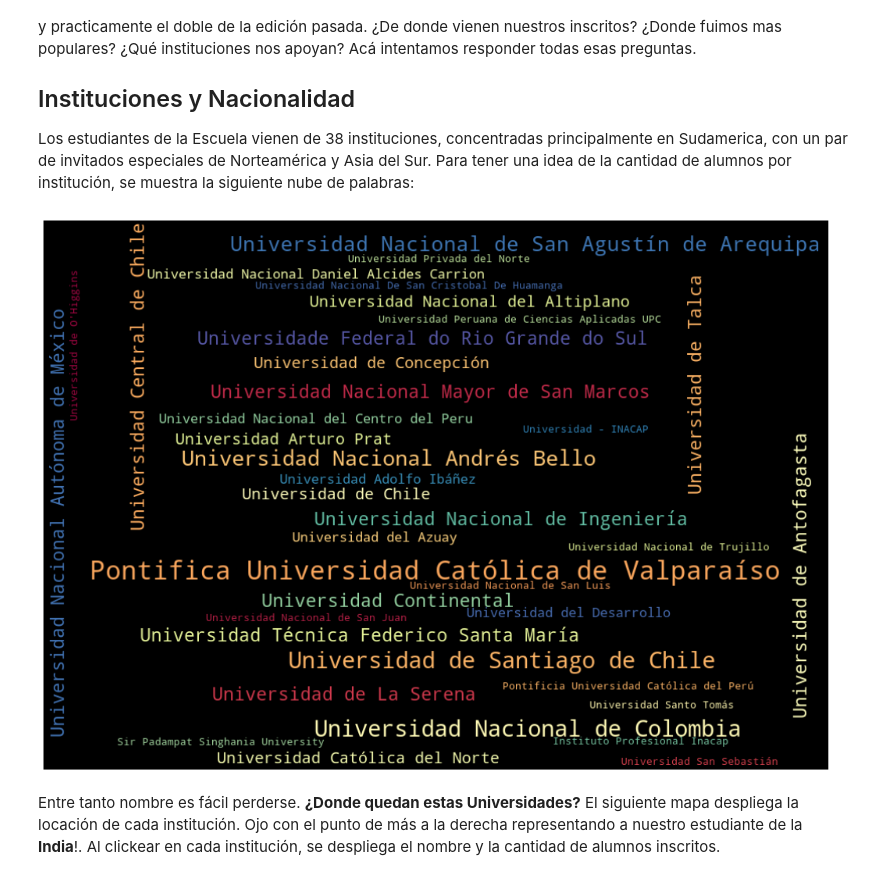
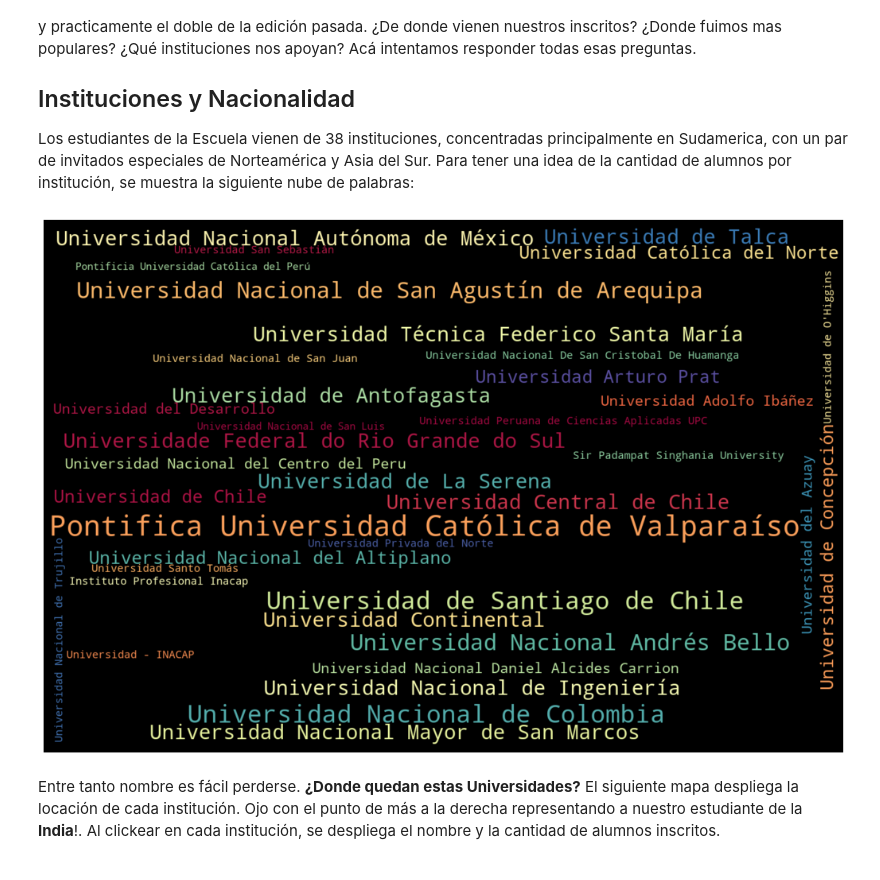
Before and after one commit to gnelis/EDV_Stats, a Jupyter notebook: Main.ipynb, the cells around one changed output. Cells and saved outputs as stored; diff of their text form; code cells hidden in the pictures.

```diff
--- a/Main.ipynb
+++ b/Main.ipynb
@@ -38,22 +38,22 @@ data = pd.read_csv("Raw_data.csv", sep = ";", header=0)
 # %%
 
 
 #Filtrado por pago
 univ = data.loc[(data["Pagado"]!="No") & (data["Pagado"]!="No Inscrito")].value_counts("Universidad")
 
 #Alumnos Por Universidad
 univ = univ.to_frame(name = "Pop")
 univ.reset_index(level=0, inplace=True)
 
 ## WordCloud Universidades
 univ_freq_dict = dict(zip(univ["Universidad"].tolist(), univ["Pop"].tolist()))
-wc_univ = WordCloud(width=1000, height=700, background_color = 'black', colormap = 'Spectral').generate_from_frequencies(univ_freq_dict)
+wc_univ = WordCloud(width=1500, height=1000, background_color = 'black', colormap = 'Spectral').generate_from_frequencies(univ_freq_dict)
 plt.figure(figsize=(18, 18))
 plt.imshow(wc_univ, interpolation='bilinear')
 plt.axis('off')
 plt.show()
 # %% [output]
-[figure, old version]
+[figure, new version]
 # %% [markdown]
 Entre tanto nombre es fácil perderse. **¿Donde quedan estas Universidades?** El siguiente mapa despliega la locación de cada institución. Ojo con el punto de más a la derecha representando a nuestro estudiante de la **India**!. Al clickear en cada institución, se despliega el nombre y la cantidad de alumnos inscritos.
 # %%
```
Also changed, not shown: parts of 2 cells of this notebook.
